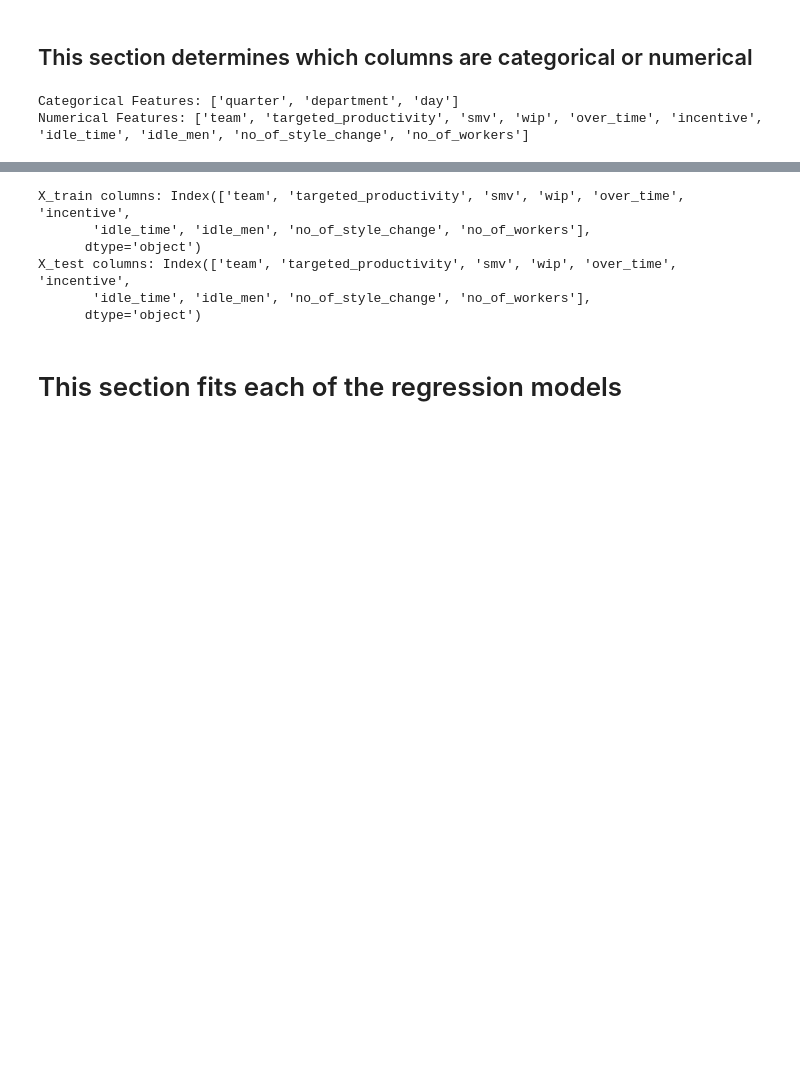
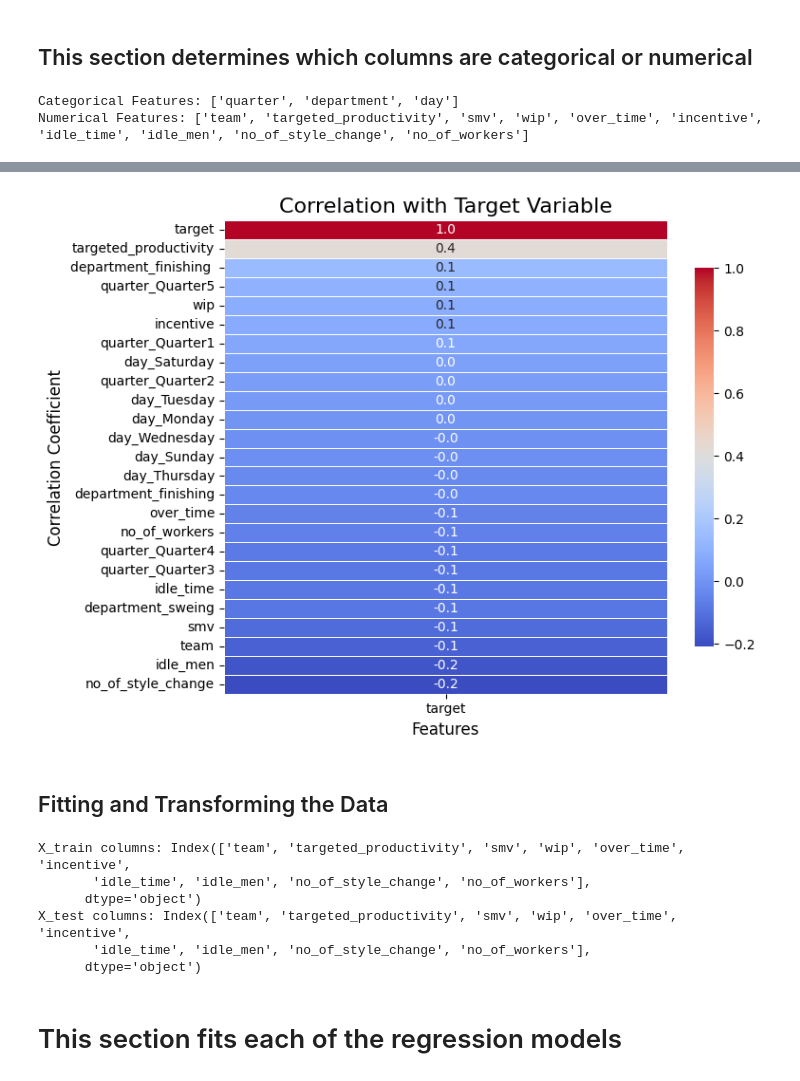
Before and after one commit to JaidenFlint/Project2_Group2, a Jupyter notebook: Regression_Model_Project2.ipynb, the cells around one changed output, grey strips where cells are left out. Saved outputs shown, nothing was run; the diff lists cells and outputs as text; code cells hidden in the pictures; blank space fills up the shorter version.

```diff
--- a/Regression_Model_Project2.ipynb
+++ b/Regression_Model_Project2.ipynb
@@ -100,3 +172,28 @@ Numerical Features: ['team', 'targeted_productivity', 'smv', 'wip', 'over_time',
+# %%
+# Assuming processed_data_with_target is your DataFrame with features and target variable
+correlation_matrix_with_target = processed_data_with_target.corr()
+
+# Focus on correlations with the target variable
+target_correlation = correlation_matrix_with_target[['target']].sort_values(by='target', ascending=False)
+
+# Set up the matplotlib figure
+plt.figure(figsize=(8, 6))  # Adjust size for readability
+
+# Create a heatmap with only the target correlations
+sns.heatmap(target_correlation, annot=True, fmt=".1f", cmap='coolwarm', cbar_kws={"shrink": .8}, linewidths=0.5)
+
+# Add titles and labels
+plt.title('Correlation with Target Variable', fontsize=16)
+plt.xlabel('Features', fontsize=12)
+plt.ylabel('Correlation Coefficient', fontsize=12)
+
+# Show the plot
+plt.tight_layout()  # Adjust layout to prevent clipping of labels
+plt.show()
+# %% [output]
+[figure, added]
+# %% [markdown]
+## Fitting and Transforming the Data
 # %%
 # Ensure that X_train and X_test only contain numerical features
 # Remove any columns that are not numeric
```
Also changed, not shown: parts of 6 cells of this notebook.
